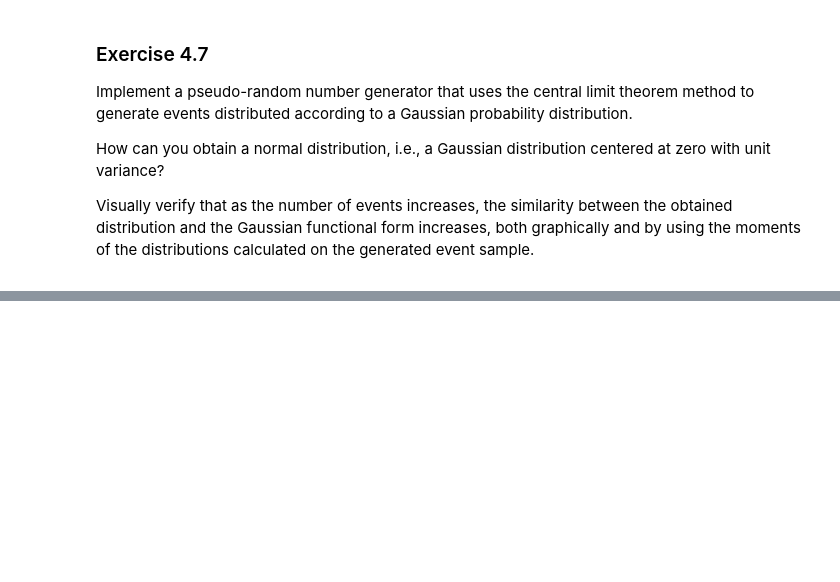
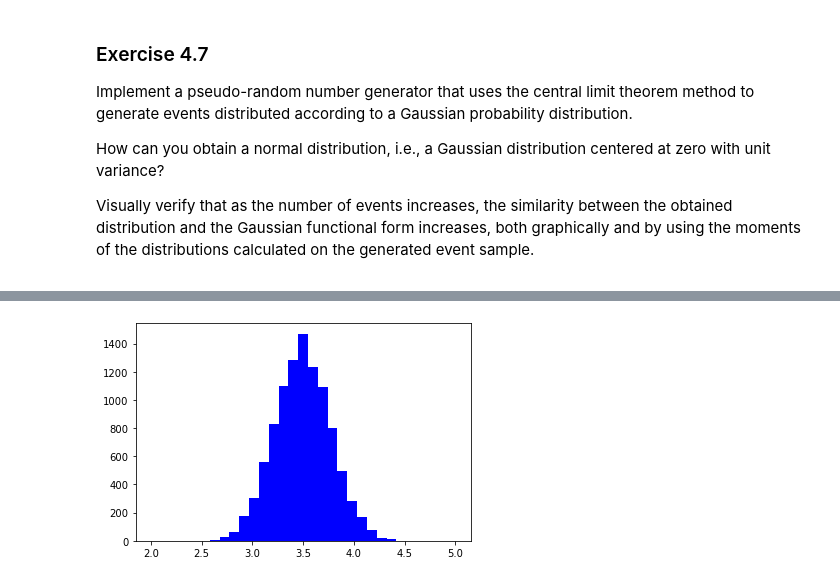
Before and after one commit to Murphy900/Lab-Code-, a Jupyter notebook: Ex 4 Python/Ex4.ipynb, the cells around one changed output, grey strips where cells are left out. Saved outputs shown, nothing was run; the diff lists cells and outputs as text; code cells hidden in the pictures; blank space fills up the shorter version.

```diff
--- a/Ex 4 Python/Ex4.ipynb
+++ b/Ex 4 Python/Ex4.ipynb
@@ -372,0 +304,80 @@ if __name__ == "__main__" :
+# %%
+import random
+import numpy as np
+import matplotlib.pyplot as plt
+from math import ceil
+from math import pi
+from math import exp
+from math import floor
+
+
+
+# generate a pseudo random number with uniform pdf in an interval [xmin,xmax]
+
+def rand_range (xMin,xMax):
+    return xMin + random.random() * (xMax-xMin)
+
+# - - - - - - - - - - - - - - - - - - - - - - - - - - - - - - - - - - - - - - - - - - - - - - - - - - - - - -
+
+# Generate pseduo-random numbers using Cenetral Limit Theorem
+
+def rand_TCL(xMin,xMax,N_sum = 10):
+
+   y = 0.
+   for i in range(N_sum):
+      y = y + rand_range(xMin,xMax) #every time the function rand_TCL is called rand_range change value and produce a new average of 10 pseudo random numbers that follow a uniform distribution
+   z = y/N_sum
+   return z
+
+# - - - - - - - - - - - - - - - - - - - - - - - - - - - - - - - - - - - - - - - - - - - - - - - - - - - - - -
+
+# this function generate N random numbers that follows a Gaussian Distribution when N get bigger
+# it was set N_sum = 10 for making sample set of ten pseudo random numbers to evaluate sample mean
+
+def generate_TCL(xMin,xMax,N,N_sum = 10, seed = 0.):
+
+   if seed != 0. : random.seed(float(seed))
+   randlist = []
+
+   for j in range(N):
+
+      randlist.append(rand_TCL(xMin,xMax))
+
+   return randlist
+
+# - - - - - - - - - - - - - - - - - - - - - - - - - - - - - - - - - - - - - - - - - - - - - - - - - - - - - - -
+
+#This function calculate the optimal numbers of bins for making an in Histogram un function of the number of
+#events
+
+def sturges(N_events):
+    if len(N_events) != 1 :
+        return ceil(1+3.322 * np.log(len(N_events)))
+    else:
+        return ceil(1+3.322 * np.log(N_events))
+
+# - - - - - - - - - - - - - - - - - - - - - - - - - - - - - - - - - - - - - - - - - - - - - - - - - - - - - -
+
+
+
+
+
+def main():
+    #TCL Sample
+   xMin = 2
+   xMax = 5
+   x = generate_TCL(xMin,xMax,10000)
+   #Bulding the optimal number of bins using Sturges Formula
+   N_Bins = sturges(x)
+
+#Make the edges for the bins
+   bin_edges = np.linspace(xMin,xMax,N_Bins)
+   print(bin_edges)
+#Plotting the distribution
+   plt.hist(x, bins = bin_edges, color = 'blue')
+
+
+
+if __name__ == "__main__" :
+   main()
+# %% [output]
@@ -372,0 +391 @@ if __name__ == "__main__" :
+[figure, added]
```
Also changed, not shown: parts of 2 cells of this notebook, 1 other file.
